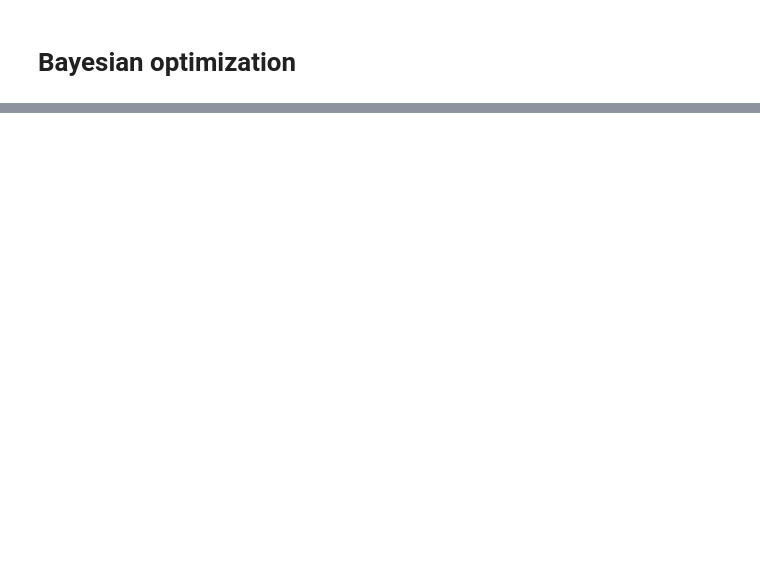
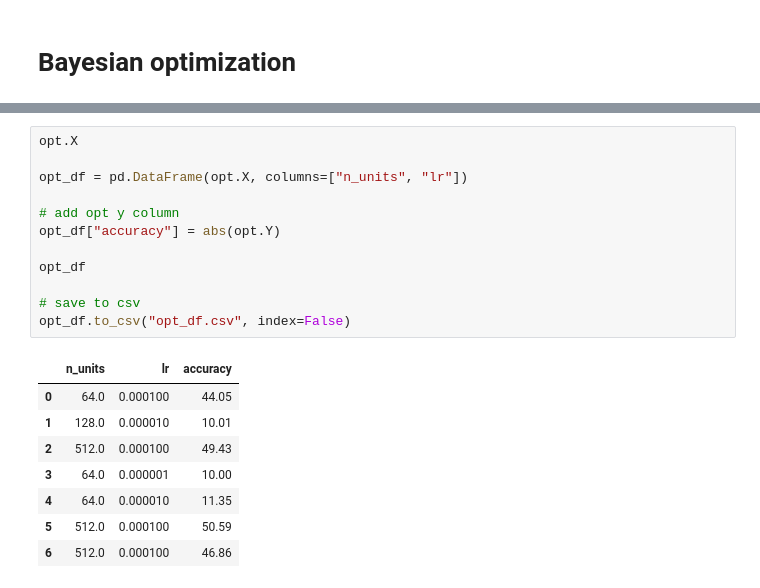
Before and after one commit to jozgu/02463_miniproject01_CIFAR10, a Jupyter notebook: CNN.ipynb, the cells around one changed output, grey strips where cells are left out. Drawn from its saved outputs; the diff is of its cells as text; blank space fills up the shorter version.

```diff
--- a/CNN.ipynb
+++ b/CNN.ipynb
@@ -284,0 +317,21 @@ Best parameters: [2.56e+02 1.00e-06]
+# %%
+opt.X
+
+opt_df = pd.DataFrame(opt.X, columns=["n_units", "lr"])
+
+# add opt y column
+opt_df["accuracy"] = abs(opt.Y)
+
+opt_df
+
+# save to csv
+opt_df.to_csv("opt_df.csv", index=False)
+# %% [output]
+|  | n_units | lr | accuracy |
+| 0 | 64.0 | 0.000100 | 44.05 |
+| 1 | 128.0 | 0.000010 | 10.01 |
+| 2 | 512.0 | 0.000100 | 49.43 |
+| 3 | 64.0 | 0.000001 | 10.00 |
+| 4 | 64.0 | 0.000010 | 11.35 |
+| 5 | 512.0 | 0.000100 | 50.59 |
+| 6 | 512.0 | 0.000100 | 46.86 |
```
Also changed, not shown: parts of 10 cells of this notebook, 2 other files.
